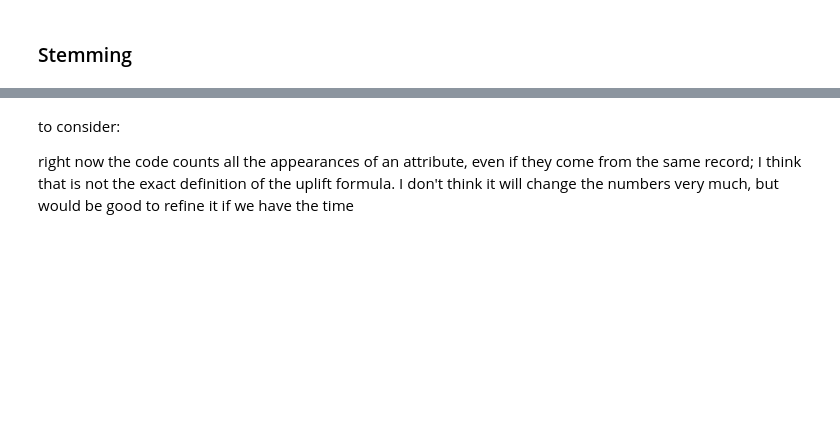
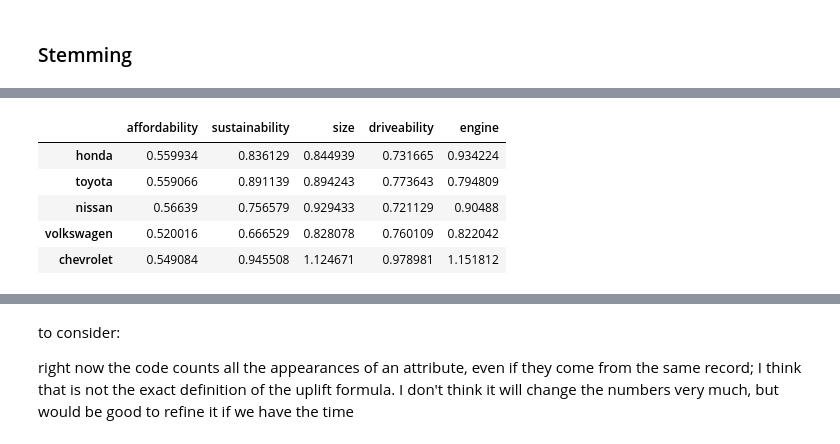
Before and after one commit to zack-tan/car-forums-text-analysis, a Jupyter notebook: tasks_c_d_louis.ipynb, the cells around one changed output, grey strips where cells are left out. Saved outputs shown, nothing was run; the diff lists cells and outputs as text; code cells hidden in the pictures; blank space fills up the shorter version.

```diff
--- a/tasks_c_d_louis.ipynb
+++ b/tasks_c_d_louis.ipynb
@@ -531,0 +471,29 @@ df_tfidf.to_csv("attribute_tfidf.csv")
+# %%
+def calculate_lift(brand_name, attribute_name):
+    #Get total number of reviews
+    review_count = len(df)
+    print(f"There are {review_count} reviews")
+
+    #Count number of times brand appears across reviews
+    brand_count = 0
+    for i in  df.Brands_in_message:
+        if brand_name in i:
+            brand_count += 1
+    print(f"{brand_name} appears {brand_count} times")
+
+    #Get number of times attribute appears across reviews
+    #This is already counted in df_pivot_map
+    attribute_count = df_pivot_map[attribute_name]
+    print(f"{attribute_name} appears {attribute_count} times")
+
+    #Count number of times attribute and brand appear together
+    attr_brand_count = 0
+    for review in df.Message_words_v3:
+        if brand_name in review and attribute_name in review:
+            attr_brand_count += 1
+    print(f"{attribute_name} and {brand_name} appears together {attr_brand_count} times")
+
+    #Calculate lift
+    lift = review_count * (attr_brand_count/(brand_count * attribute_count))
+
+    return lift
@@ -531,0 +521,4 @@ df_tfidf.to_csv("attribute_tfidf.csv")
+# %%
+for brand in top_brands:
+    for attribute in top_attributes:
+        df_lift.loc[brand, attribute] = calculate_lift(brand, attribute)
@@ -532,3 +543,12 @@ df_tfidf.to_csv("attribute_tfidf.csv")
+# %%
+df_lift
+# %% [output]
+|  | affordability | sustainability | size | driveability | engine |
+| honda | 0.559934 | 0.836129 | 0.844939 | 0.731665 | 0.934224 |
+| toyota | 0.559066 | 0.891139 | 0.894243 | 0.773643 | 0.794809 |
+| nissan | 0.56639 | 0.756579 | 0.929433 | 0.721129 | 0.90488 |
+| volkswagen | 0.520016 | 0.666529 | 0.828078 | 0.760109 | 0.822042 |
+| chevrolet | 0.549084 | 0.945508 | 1.124671 | 0.978981 | 1.151812 |
 # %%
 # once we have the list of the 5 most popular attributes, my guess is we have to calculate the uplift scores of said attribute
 # against the 5 top brands found in letter A). Then the uplift should tell us which brand is more related to which attribute
```
Also changed, not shown: parts of 47 cells of this notebook.
